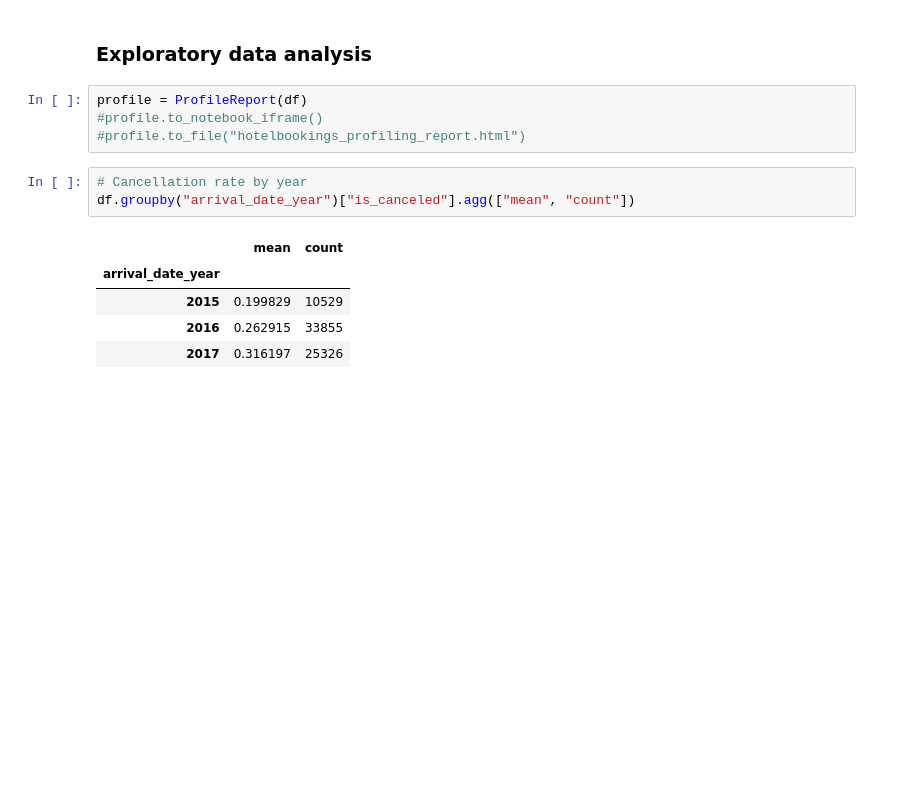
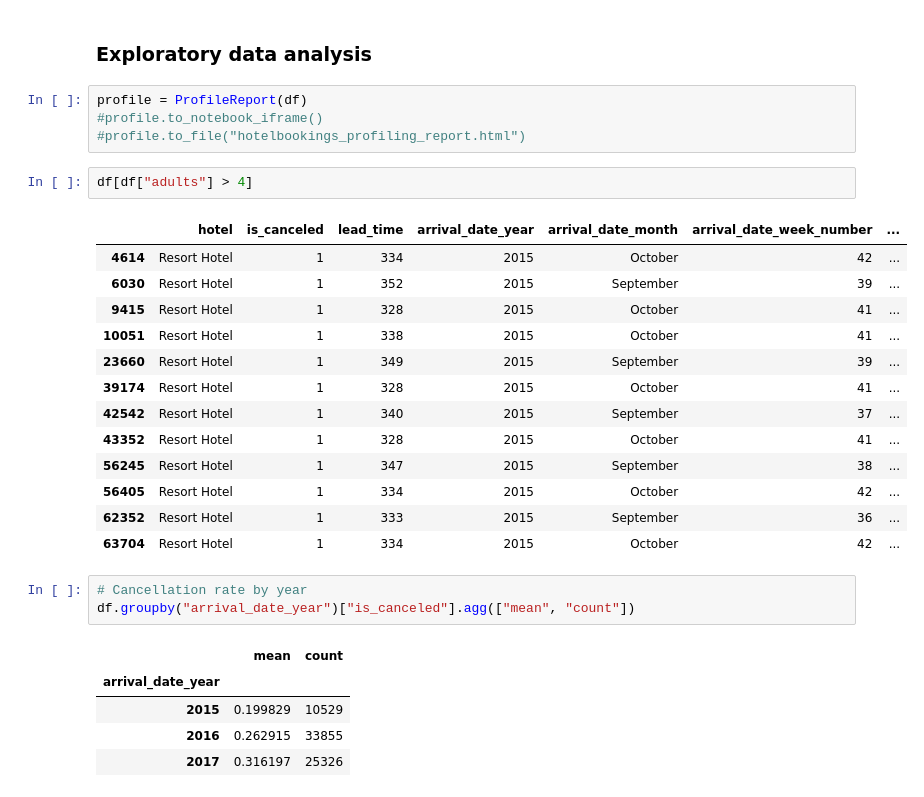
Before and after one commit to ErikS234/DSA312-Group-Project, a Jupyter notebook: Team Project.ipynb, the cells around one changed output. Saved outputs shown, nothing was run; the diff lists cells and outputs as text; blank space fills up the shorter version.

```diff
--- a/Team Project.ipynb
+++ b/Team Project.ipynb
@@ -34,6 +43,22 @@ Index(['hotel', 'arrival_date_month', 'meal', 'country', 'market_segment',
 profile = ProfileReport(df)
 #profile.to_notebook_iframe()
 #profile.to_file("hotelbookings_profiling_report.html")
+# %%
+df[df["adults"] > 4]
+# %% [output]
+|  | hotel | is_canceled | lead_time | arrival_date_year | arrival_date_month | arrival_date_week_number | ... |
+| 4614 | Resort Hotel | 1 | 334 | 2015 | October | 42 | ... |
+| 6030 | Resort Hotel | 1 | 352 | 2015 | September | 39 | ... |
+| 9415 | Resort Hotel | 1 | 328 | 2015 | October | 41 | ... |
+| 10051 | Resort Hotel | 1 | 338 | 2015 | October | 41 | ... |
+| 23660 | Resort Hotel | 1 | 349 | 2015 | September | 39 | ... |
+| 39174 | Resort Hotel | 1 | 328 | 2015 | October | 41 | ... |
+| 42542 | Resort Hotel | 1 | 340 | 2015 | September | 37 | ... |
+| 43352 | Resort Hotel | 1 | 328 | 2015 | October | 41 | ... |
+| 56245 | Resort Hotel | 1 | 347 | 2015 | September | 38 | ... |
+| 56405 | Resort Hotel | 1 | 334 | 2015 | October | 42 | ... |
+| 62352 | Resort Hotel | 1 | 333 | 2015 | September | 36 | ... |
+| 63704 | Resort Hotel | 1 | 334 | 2015 | October | 42 | ... |
 # %%
 # Cancellation rate by year
 df.groupby("arrival_date_year")["is_canceled"].agg(["mean", "count"])
```
Also changed, not shown: parts of 14 cells of this notebook.
